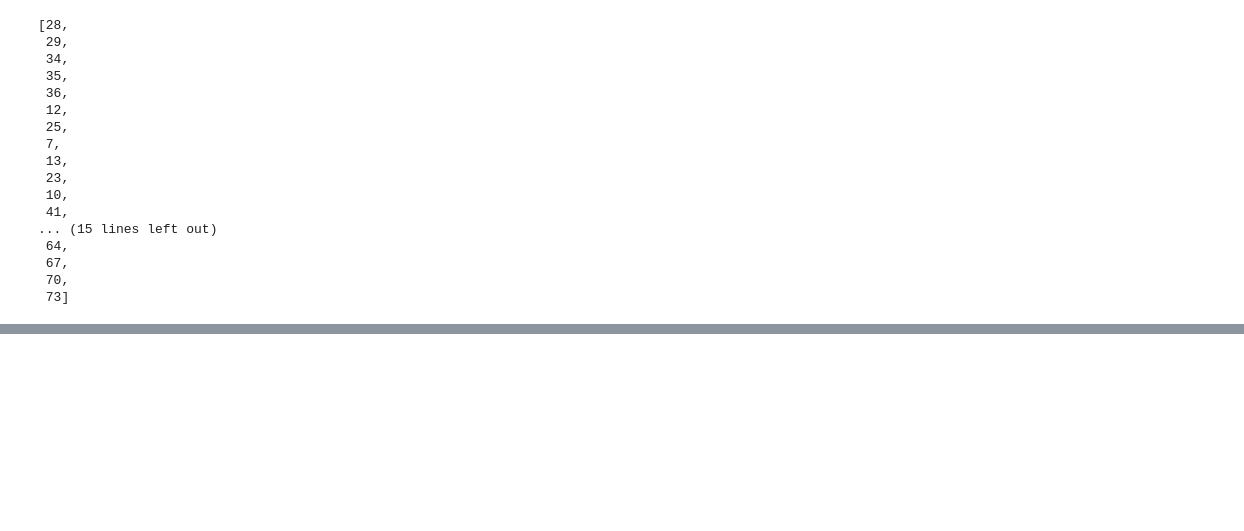
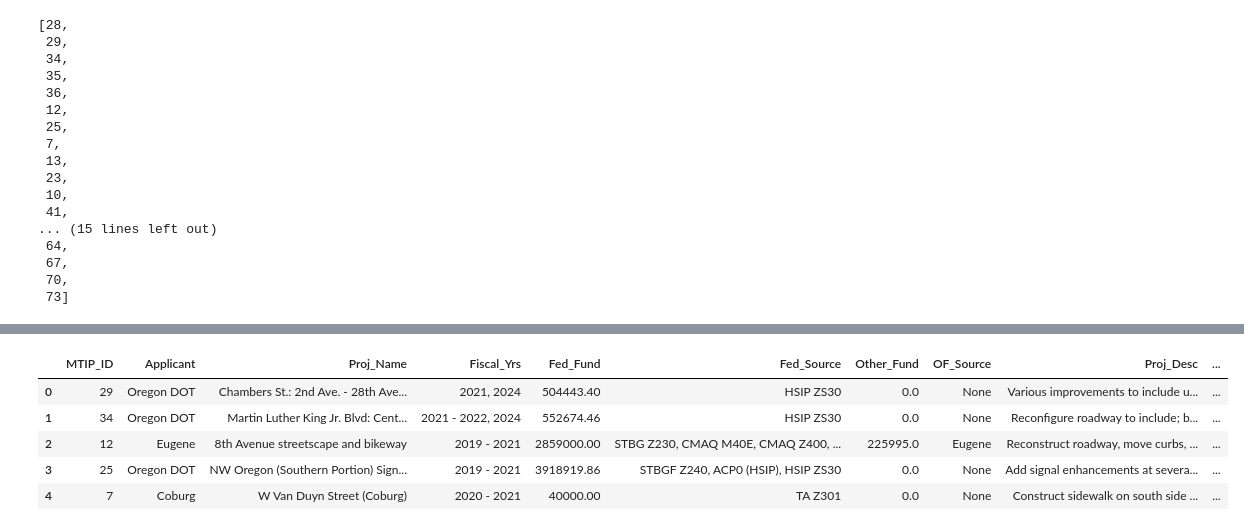
Before and after one commit to dongmeic/RTP, a Jupyter notebook: data/MTIP.ipynb, the cells around one changed output, grey strips where cells are left out. Saved outputs shown, nothing was run; the diff lists cells and outputs as text; code cells hidden in the pictures; blank space fills up the shorter version.

```diff
--- a/data/MTIP.ipynb
+++ b/data/MTIP.ipynb
@@ -133,3 +133,5 @@ mtip_lines_transit.to_file(os.path.join(inpath, "mtip_lines_transit.shp"))
 mtip_pts_ped = gpd.read_file(os.path.join(inpath, 'mtip_pts_pedestrian.shp'))
 mtip_pts_bike = gpd.read_file(os.path.join(inpath, 'mtip_pts_bike.shp'))
 mtip_pts_transit = gpd.read_file(os.path.join(inpath, 'mtip_pts_transit.shp'))
+# %%
+mtip_lines_ped = gpd.read_file(os.path.join(inpath, "mtip_lines_pedestrian.shp"))
@@ -135,0 +183,9 @@ mtip_pts_transit = gpd.read_file(os.path.join(inpath, 'mtip_pts_transit.shp'))
+# %%
+mtip_lines_ped.head()
+# %% [output]
+|  | MTIP_ID | Applicant | Proj_Name | Fiscal_Yrs | Fed_Fund | Fed_Source | Other_Fund | OF_Source | Proj_Desc | ... |
+| 0 | 29 | Oregon DOT | Chambers St.: 2nd Ave. - 28th Ave... | 2021, 2024 | 504443.40 | HSIP ZS30 | 0.0 | None | Various improvements to include u... | ... |
+| 1 | 34 | Oregon DOT | Martin Luther King Jr. Blvd: Cent... | 2021 - 2022, 2024 | 552674.46 | HSIP ZS30 | 0.0 | None | Reconfigure roadway to include; b... | ... |
+| 2 | 12 | Eugene | 8th Avenue streetscape and bikeway | 2019 - 2021 | 2859000.00 | STBG Z230, CMAQ M40E, CMAQ Z400, ... | 225995.0 | Eugene | Reconstruct roadway, move curbs, ... | ... |
+| 3 | 25 | Oregon DOT | NW Oregon (Southern Portion) Sign... | 2019 - 2021 | 3918919.86 | STBGF Z240, ACP0 (HSIP), HSIP ZS30 | 0.0 | None | Add signal enhancements at severa... | ... |
+| 4 | 7 | Coburg | W Van Duyn Street (Coburg) | 2020 - 2021 | 40000.00 | TA Z301 | 0.0 | None | Construct sidewalk on south side ... | ... |
```
Also changed, not shown: parts of 9 cells of this notebook, 1 other file.
